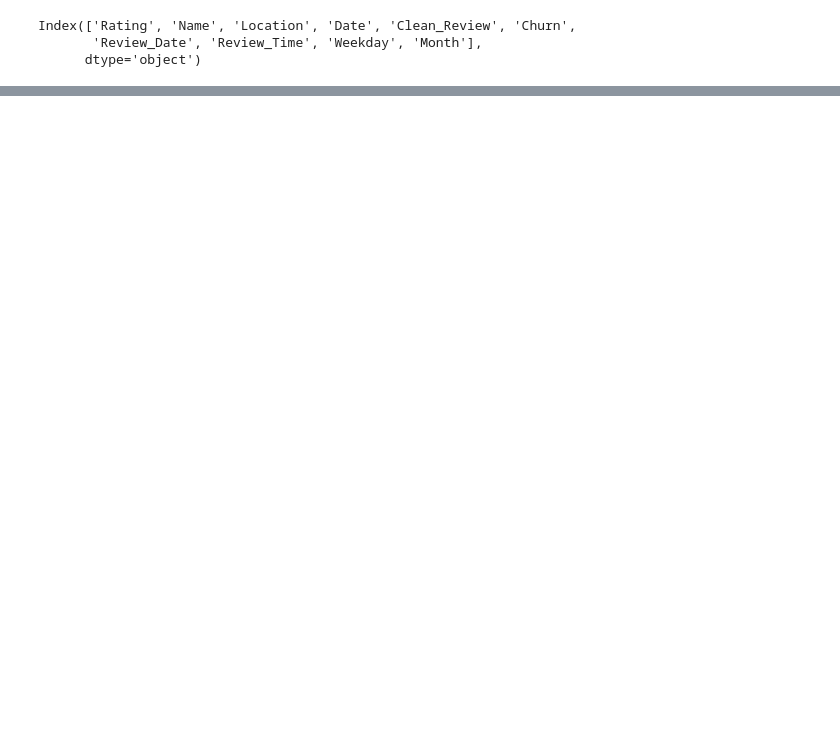
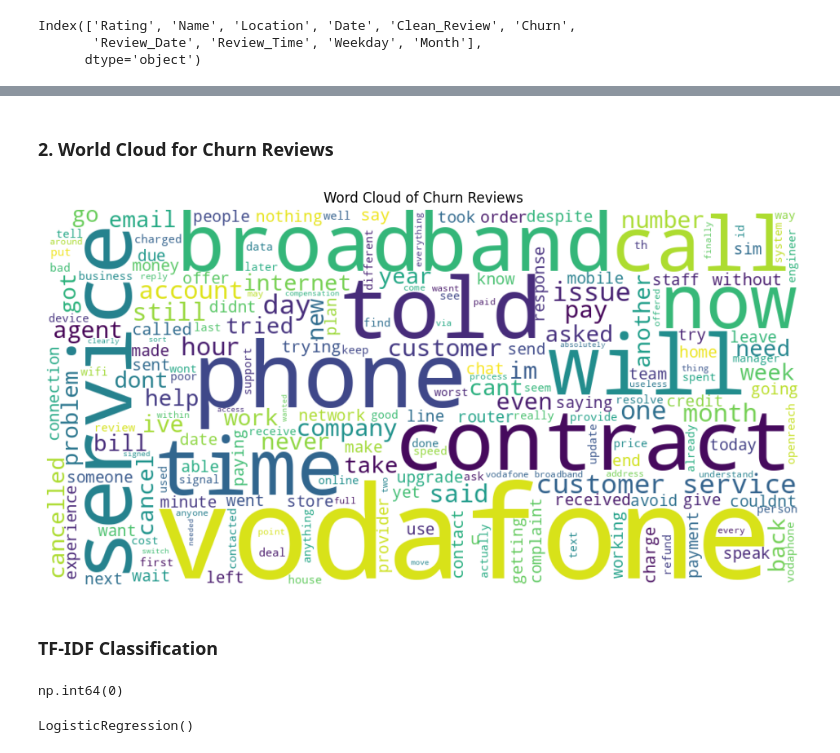
Before and after one commit to Deelaw15/Vodaphone-Customer-Churn, a Jupyter notebook: NLP(Text-Classification).ipynb, the cells around one changed output, grey strips where cells are left out. Saved outputs shown, nothing was run; the diff lists cells and outputs as text; code cells hidden in the pictures; blank space fills up the shorter version.

```diff
--- a/NLP(Text-Classification).ipynb
+++ b/NLP(Text-Classification).ipynb
@@ -55,0 +82,16 @@ plt.show()
+# %% [markdown]
+### 2. World Cloud for Churn Reviews
+# %%
+churn_reviews = " ".join(df_new[df_new['Churn'] == 1]['Clean_Review'].dropna())
+
+wordcloud = WordCloud(width=1000, height=500, background_color='white').generate(churn_reviews)
+
+plt.figure(figsize=(12, 6))
+plt.imshow(wordcloud, interpolation='bilinear')
+plt.axis('off')
+plt.title('Word Cloud of Churn Reviews')
+plt.show()
+# %% [output]
+[figure, added]
+# %% [markdown]
+### TF-IDF Classification
@@ -55,0 +114,4 @@ plt.show()
+# %%
+X.isna().sum()
+# %% [output]
+np.int64(0)
@@ -55,0 +124,5 @@ plt.show()
+# %%
+model = LogisticRegression()
+model.fit(X_train_tfidf, y_train)
+# %% [output]
+LogisticRegression()
```
Also changed, not shown: parts of 14 cells of this notebook, 1 other file.
